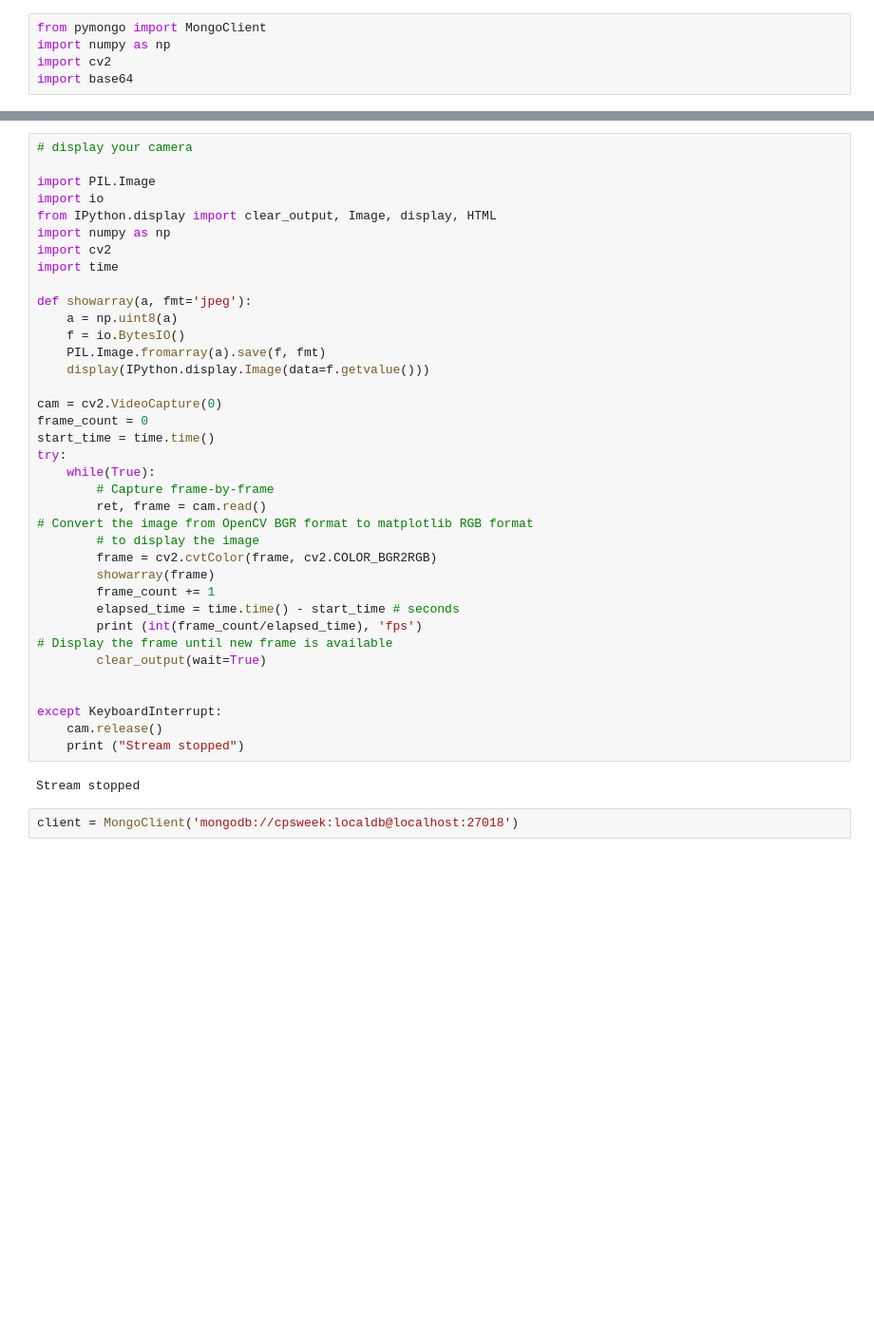
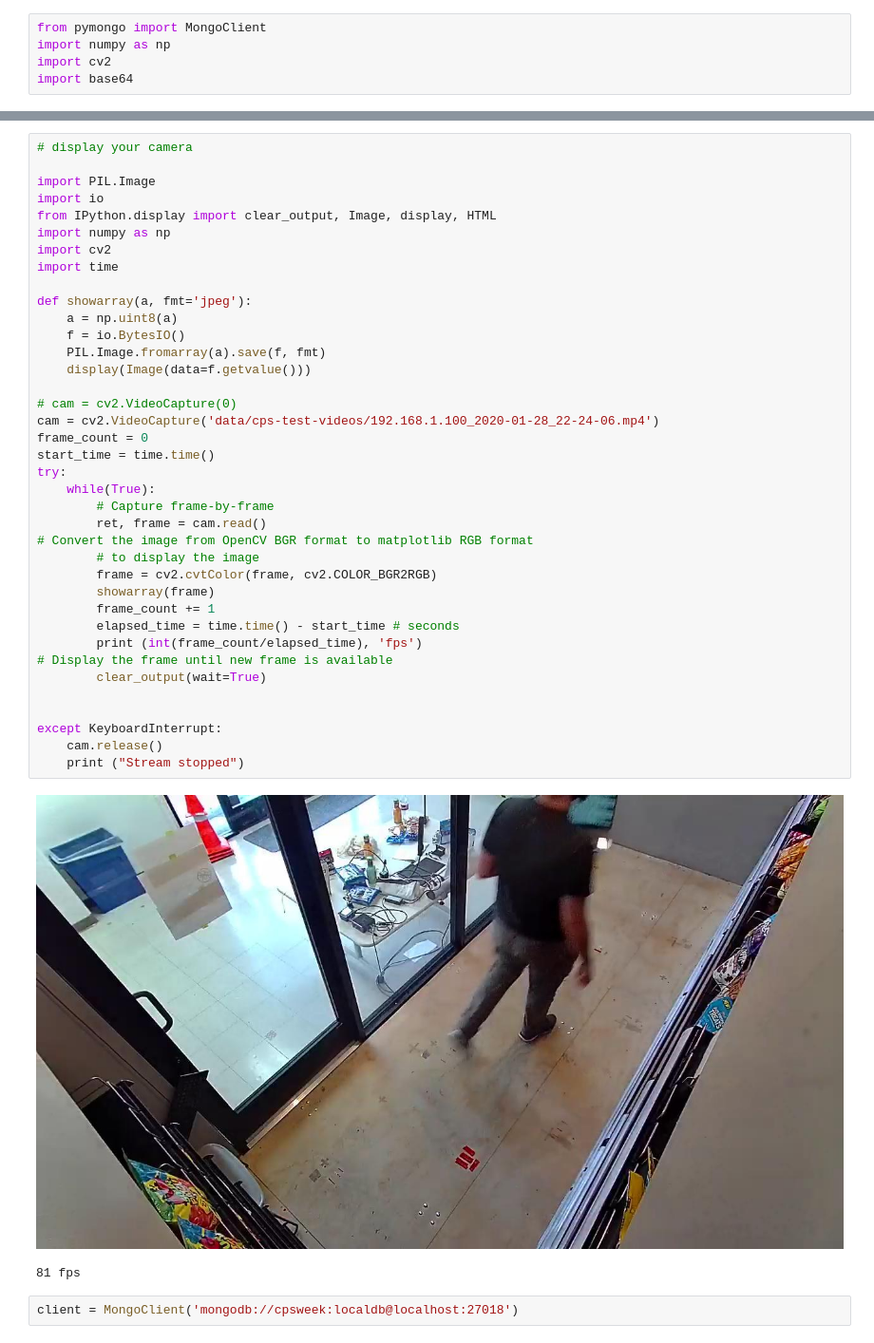
Before and after one commit to AutoCheckout-CMU/AutoCheckout, a Jupyter notebook: ReadData.ipynb, the cells around one changed output, grey strips where cells are left out. Shown at 95% size. Cells and saved outputs as stored; diff of their text form; blank space fills up the shorter version.

Commit message:
jupyter work with video

```diff
--- a/ReadData.ipynb
+++ b/ReadData.ipynb
@@ -22,36 +22,38 @@ from IPython.display import clear_output, Image, display, HTML
 import numpy as np
 import cv2
 import time
 
 def showarray(a, fmt='jpeg'):
     a = np.uint8(a)
     f = io.BytesIO()
     PIL.Image.fromarray(a).save(f, fmt)
-    display(IPython.display.Image(data=f.getvalue()))
+    display(Image(data=f.getvalue()))
 
-cam = cv2.VideoCapture(0)
+# cam = cv2.VideoCapture(0)
+cam = cv2.VideoCapture('data/cps-test-videos/192.168.1.100_2020-01-28_22-24-06.mp4')
 frame_count = 0
 start_time = time.time()
 try:
     while(True):
         # Capture frame-by-frame
         ret, frame = cam.read()
 # Convert the image from OpenCV BGR format to matplotlib RGB format
         # to display the image
         frame = cv2.cvtColor(frame, cv2.COLOR_BGR2RGB)
         showarray(frame)
         frame_count += 1
         elapsed_time = time.time() - start_time # seconds
         print (int(frame_count/elapsed_time), 'fps')
 # Display the frame until new frame is available
         clear_output(wait=True)
 
 
 except KeyboardInterrupt:
     cam.release()
     print ("Stream stopped")
 # %% [output]
+[figure, added]
-Stream stopped
+81 fps
 # %%
 client = MongoClient('mongodb://cpsweek:localdb@localhost:27018')
 # %%
```
Also changed, not shown: parts of 1 cell of this notebook, 1 other file.
